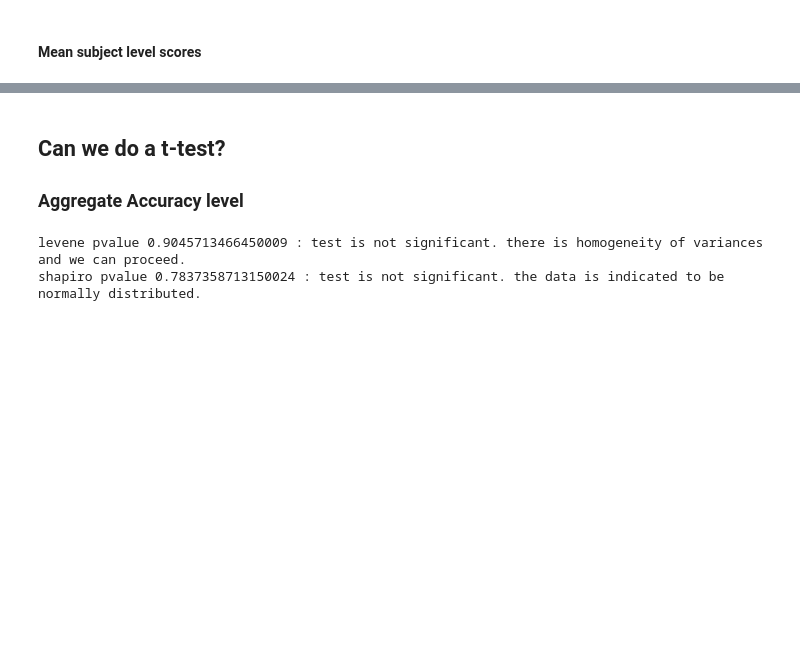
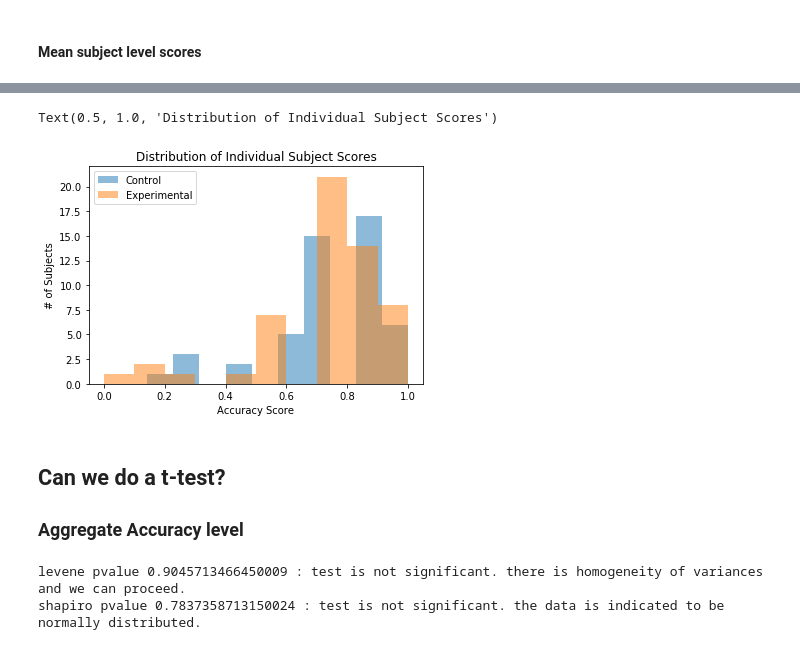
Before and after one commit to sallyi/cog-sci-2-exam, a Jupyter notebook: analyze_survey_results.ipynb, the cells around one changed output, grey strips where cells are left out. Drawn from its saved outputs; the diff is of its cells as text; code cells hidden in the pictures; blank space fills up the shorter version.

```diff
--- a/analyze_survey_results.ipynb
+++ b/analyze_survey_results.ipynb
@@ -292,3 +281,13 @@ results_subj_df.groupby('Group').mean()
+# %%
+plt.hist(results_subj_df[results_subj_df['Group'] == 'Control']['Score'], bins=10, alpha=0.5)
+plt.hist(results_subj_df[results_subj_df['Group'] == 'Experimental']['Score'], bins=10, alpha=0.5)
+plt.legend(['Control', 'Experimental'])
+plt.ylabel('# of Subjects')
+plt.xlabel('Accuracy Score')
+plt.title('Distribution of Individual Subject Scores')
+# %% [output]
+Text(0.5, 1.0, 'Distribution of Individual Subject Scores')
+[figure, added]
 # %% [markdown]
 ## Can we do a t-test?
 
```
Also changed, not shown: parts of 8 cells of this notebook.
